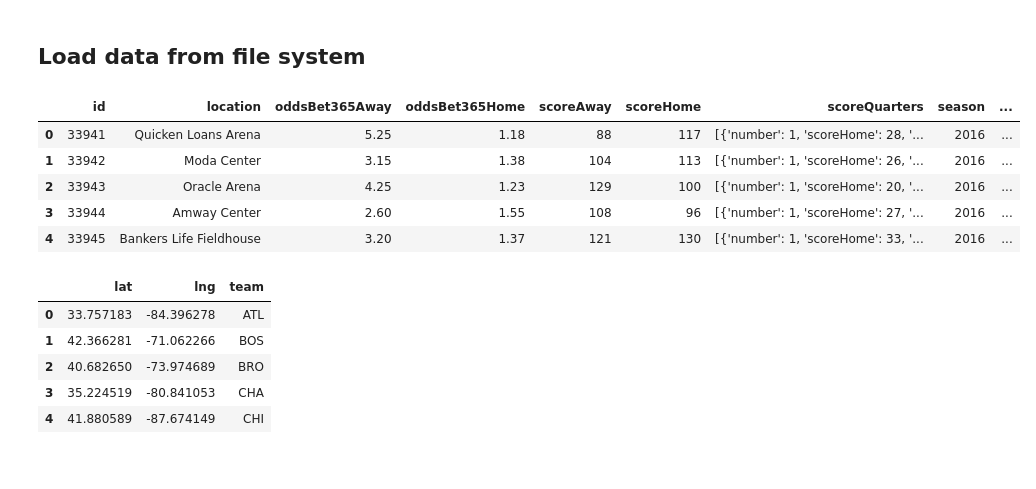
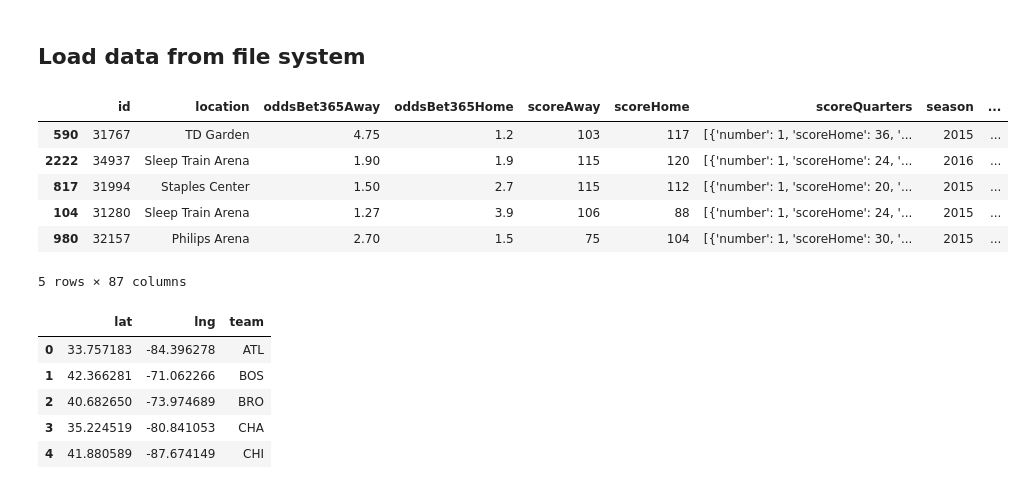
Before and after one commit to jkentjnr/kaggle, a Jupyter notebook: kaggle-nba/script/NBA Games Predictor - Basic.ipynb, the cells around one changed output. Cells and saved outputs as stored; diff of their text form; code cells hidden in the pictures.

```diff
--- a/kaggle-nba/script/NBA Games Predictor - Basic.ipynb
+++ b/kaggle-nba/script/NBA Games Predictor - Basic.ipynb
@@ -23,9 +23,13 @@ from sklearn.tree import DecisionTreeClassifier
 # %% [markdown]
 ## Configuration
 # %%
+use_parsed_data = False
+output_parsed_data_filename = '../input/parsed_data.csv'
+
 calc_last_5_games = True
 calc_win_loss = True
 calc_win_loss_write_all = True
+calc_ratings = True
 use_team_keys = False
 use_team_hot_encoding = False
 use_team_home_away_hot_encoding = False
@@ -33,19 +37,24 @@ use_team_home_away_hot_encoding = False
 ## Load data from file system
 # %%
 #load games - json object
-with open('../input/games.json') as gamesJsonRaw:
-    d = json.load(gamesJsonRaw)
+if use_parsed_data == True:
+    games = pd.read_csv(output_parsed_data_filename)
+    games = games.drop(['Unnamed: 0'], axis=1)
+else:
+    with open('../input/games.json') as gamesJsonRaw:
+        d = json.load(gamesJsonRaw)
 
-games = json_normalize(d['games'])
+    games = json_normalize(d['games'])
 # %%
-games.head(5)
+games.sample(5)
 # %% [output]
 |  | id | location | oddsBet365Away | oddsBet365Home | scoreAway | scoreHome | scoreQuarters | season | ... |
-| 0 | 33941 | Quicken Loans Arena | 5.25 | 1.18 | 88 | 117 | [{'number': 1, 'scoreHome': 28, '... | 2016 | ... |
-| 1 | 33942 | Moda Center | 3.15 | 1.38 | 104 | 113 | [{'number': 1, 'scoreHome': 26, '... | 2016 | ... |
-| 2 | 33943 | Oracle Arena | 4.25 | 1.23 | 129 | 100 | [{'number': 1, 'scoreHome': 20, '... | 2016 | ... |
-| 3 | 33944 | Amway Center | 2.60 | 1.55 | 108 | 96 | [{'number': 1, 'scoreHome': 27, '... | 2016 | ... |
-| 4 | 33945 | Bankers Life Fieldhouse | 3.20 | 1.37 | 121 | 130 | [{'number': 1, 'scoreHome': 33, '... | 2016 | ... |
+| 590 | 31767 | TD Garden | 4.75 | 1.2 | 103 | 117 | [{'number': 1, 'scoreHome': 36, '... | 2015 | ... |
+| 2222 | 34937 | Sleep Train Arena | 1.90 | 1.9 | 115 | 120 | [{'number': 1, 'scoreHome': 24, '... | 2016 | ... |
+| 817 | 31994 | Staples Center | 1.50 | 2.7 | 115 | 112 | [{'number': 1, 'scoreHome': 20, '... | 2015 | ... |
+| 104 | 31280 | Sleep Train Arena | 1.27 | 3.9 | 106 | 88 | [{'number': 1, 'scoreHome': 24, '... | 2015 | ... |
+| 980 | 32157 | Philips Arena | 2.70 | 1.5 | 75 | 104 | [{'number': 1, 'scoreHome': 30, '... | 2015 | ... |
+5 rows × 87 columns
 # %%
 #load stadiums - json object
 with open('../input/stadiums.json') as stadiumsJsonRaw:
```
Also changed, not shown: parts of 43 cells of this notebook, 3 other files.
